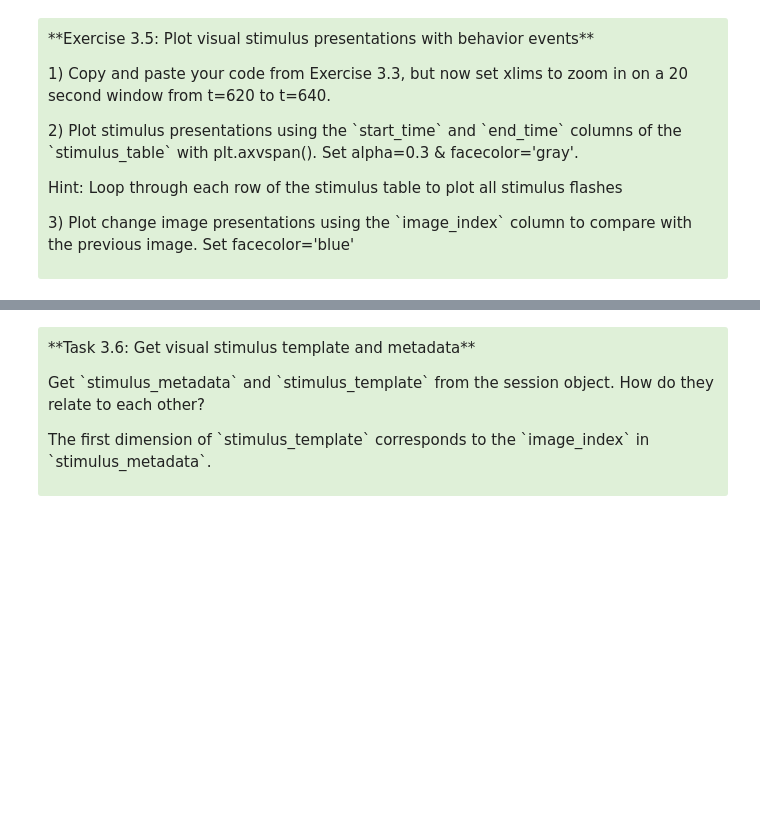
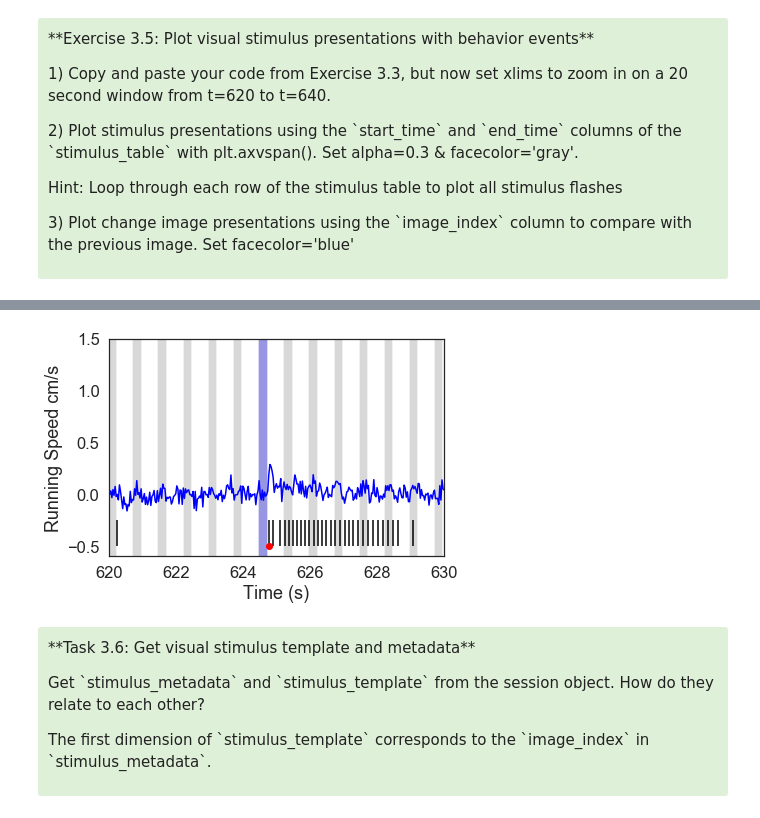
Before and after one commit to AllenInstitute/SWDB_2019, a Jupyter notebook: DynamicBrain/VisualBehavior_new.ipynb, the cells around one changed output, grey strips where cells are left out. Drawn from its saved outputs; the diff is of its cells as text; code cells hidden in the pictures; blank space fills up the shorter version.

```diff
--- a/DynamicBrain/VisualBehavior_new.ipynb
+++ b/DynamicBrain/VisualBehavior_new.ipynb
@@ -550,3 +542,21 @@ for index,row in session.stimulus_presentations.iterrows():
+# %%
+# SOLUTION
+cell_index = 2
+dff = dff_traces.iloc[cell_index]['dff']
+plt.plot(timestamps_ophys,dff,'b-')
+plt.ylabel('Running Speed cm/s')
+plt.xlabel('Time (s)')
+plt.xlim(620,630)
+plt.plot(session.rewards.index.values, -0.5*np.ones(np.shape(session.rewards.index.values)),'ro' )
+plt.vlines(session.licks,ymin=-0.5, ymax=-.25)
+image_index = -1
+for index,row in session.stimulus_presentations.iterrows():
+    plt.axvspan(row.start_time, row.stop_time,alpha=0.3,facecolor='gray')
+    if not (row.image_index == image_index):
+        plt.axvspan(row.start_time, row.stop_time,alpha=0.3,facecolor='blue')
+    image_index = row.image_index
+# %% [output]
+[figure, added]
 # %% [markdown]
 <div style="background: #DFF0D8; border-radius: 3px; padding: 10px;">
 <p>**Task 3.6: Get visual stimulus template and metadata**
```
Also changed, not shown: parts of 41 cells of this notebook.
